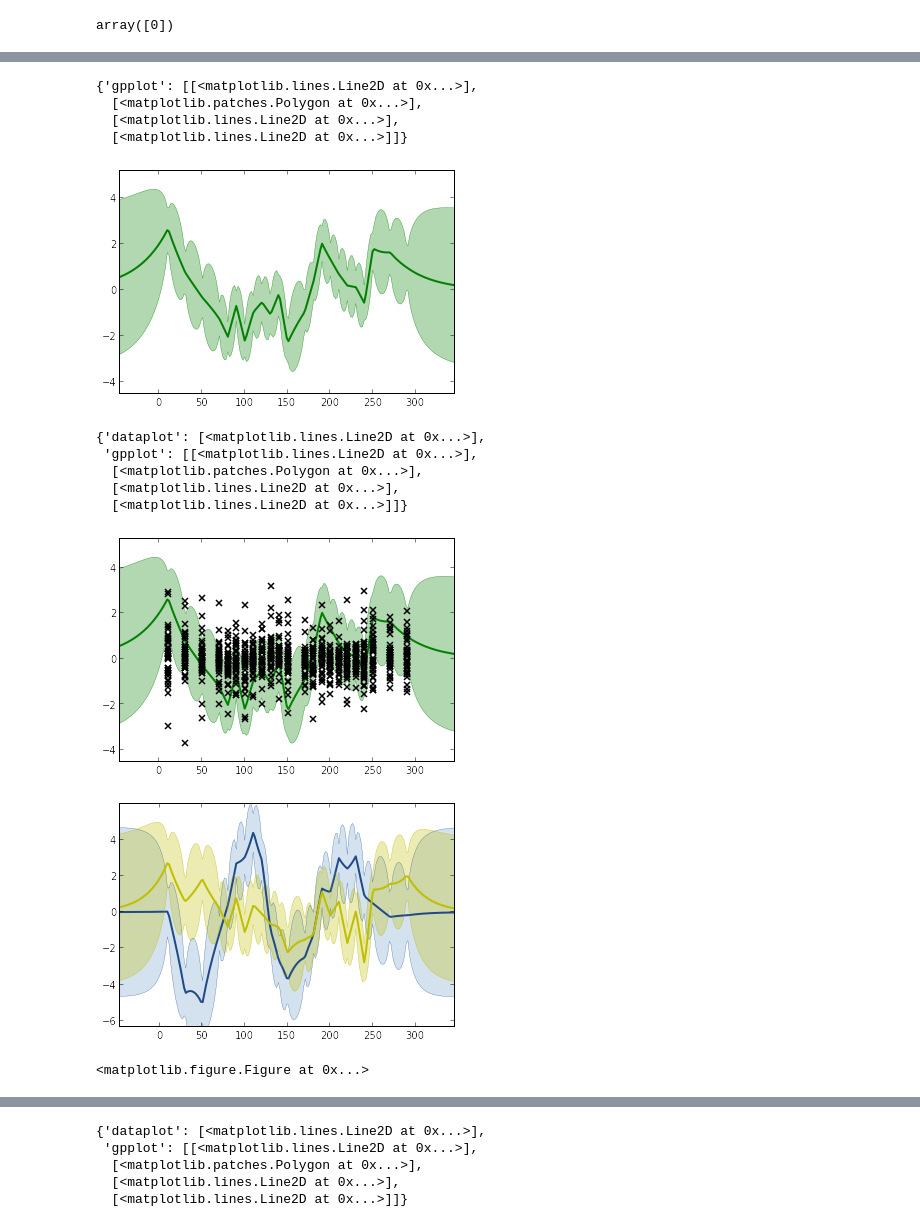
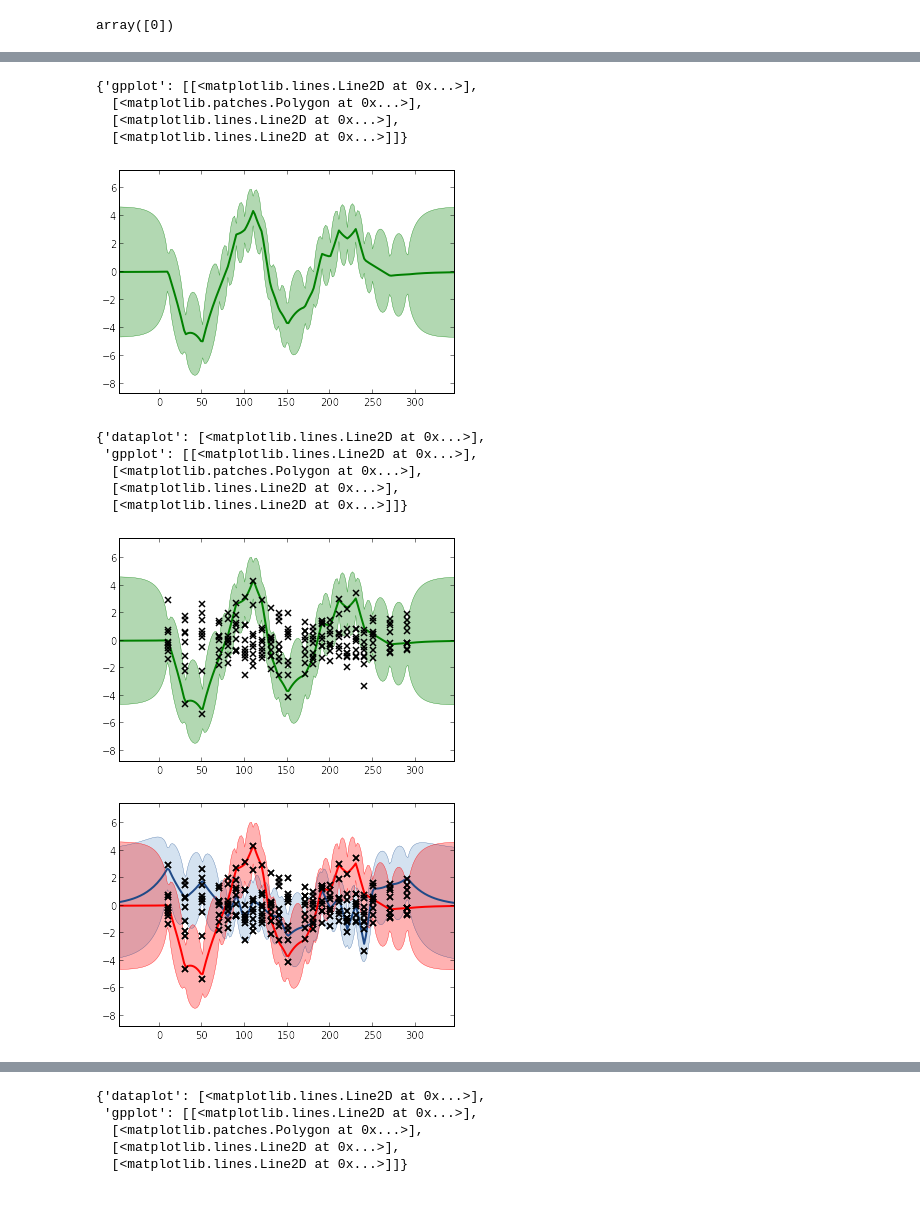
Before and after one commit to SheffieldML/chipDyno, a Jupyter notebook: notebook/tFA-makePredictionNeilUpdate.ipynb, the cells around one changed output, grey strips where cells are left out. Cells and saved outputs as stored; diff of their text form; code cells hidden in the pictures.

```diff
--- a/notebook/tFA-makePredictionNeilUpdate.ipynb
+++ b/notebook/tFA-makePredictionNeilUpdate.ipynb
@@ -71,5 +72,5 @@ There are n= 6099 overlapping genes.
 # %%
-#S = S[['ACE2', 'FKH2', 'NDD1', 'SWI4', 'MCM1', 'MBP1', 'SKN7', 'YAP1', 'MSN4']]
+S = S[['ACE2', 'FKH2', 'NDD1', 'SWI4', 'MCM1', 'MBP1', 'SKN7', 'YAP1', 'MSN4']]
 #S = S[['ACE2', 'FKH2', 'NDD1', 'SWI4']]
 #S = S[['ACE2']]
 #print S
@@ -78,8 +79,7 @@ There are n= 6099 overlapping genes.
 Snew= S.as_matrix(columns=None)
 S = Snew.astype(int)
 #plt.imshow(S[0:113,:])
-S=S[:,0:20] # Select the number of transcription factor here
-#S=S[:,0:10] # Select the number of transcription factor here
+#S=S[:,0:20] # Select the number of transcription factor here
 #print S
 #plt.imshow(S[0:7,:])
 Snew.shape
@@ -133,7 +133,7 @@ kern1 = GPy.kern.RBF(1, active_dims=[0])*GPy.kern.Coregionalize(1,q,rank=q, acti
 kern1.rbf.lengthscale = 70
 kern1.rbf.variance.constrain_fixed()
 kern2 = GPy.kern.White(1, active_dims=[0])*GPy.kern.Coregionalize(1,q,rank=q, active_dims=[1])
-kern1 = GPy.kern.OU(1, active_dims=[0])*GPy.kern.Coregionalize(1,q,rank=5, active_dims=[1])
+#kern1 = GPy.kern.OU(1, active_dims=[0])*GPy.kern.Coregionalize(1,q,rank=5, active_dims=[1])
 #kern1 = GPy.kern.Matern32(1, active_dims=[0])*GPy.kern.Coregionalize(1,q,rank=5, active_dims=[1])
 # %% [output]
 WARNING: reconstraining parameters mul.rbf.variance
@@ -238,7 +236,7 @@ m.plot_f(fixed_inputs=[(1, 1)],fillcol='g', linecol='g') # this would plot ACE2.
   [<matplotlib.patches.Polygon at 0x...>],
   [<matplotlib.lines.Line2D at 0x...>],
   [<matplotlib.lines.Line2D at 0x...>]]}
-[figure, old version]
+[figure, new version]
 # %%
 m.plot(fixed_inputs=[(1, 1)],fillcol='g', linecol='g') # this would plot ACE2.
 #print m
@@ -248,4 +246,4 @@ m.plot(fixed_inputs=[(1, 1)],fillcol='g', linecol='g') # this would plot ACE2.
   [<matplotlib.patches.Polygon at 0x...>],
   [<matplotlib.lines.Line2D at 0x...>],
   [<matplotlib.lines.Line2D at 0x...>]]}
-[figure, old version]
+[figure, new version]
@@ -252,14 +257,9 @@ m.plot(fixed_inputs=[(1, 1)],fillcol='g', linecol='g') # this would plot ACE2.
 # %%
 fig = pb.figure()
 ax = fig.add_subplot(111)
-m.plot_f(fixed_inputs=[(1, 1)],ax=ax) # this would plot ACE2.
-m.plot_f(fixed_inputs=[(1, 0)],fillcol='y', linecol='y',ax=ax) # this would plot ACE2.
+m.plot_f(fixed_inputs=[(1, 0)],ax=ax) # this would plot ACE2.
+m.plot_f(fixed_inputs=[(1, 1)],fillcol='r', linecol='r',ax=ax) # this would plot ACE2.
 pb.draw()
 #print m
 # %% [output]
-[figure, old version]
+[figure, new version]
-# %%
-m.plot(fixed_inputs=[(1, 1)],fillcol='y', linecol='y',ax=ax) # this would plot ACE2.
-#print m
-# %% [output]
-<matplotlib.figure.Figure at 0x...>
```
Also changed, not shown: parts of 14 cells of this notebook, 3 other files.
